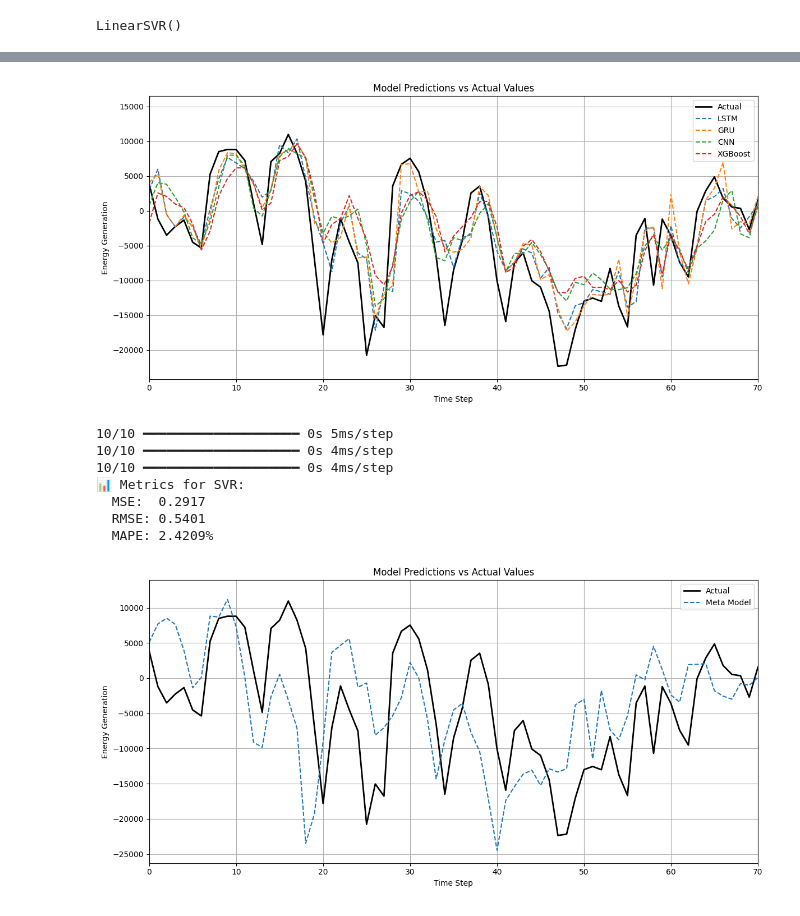
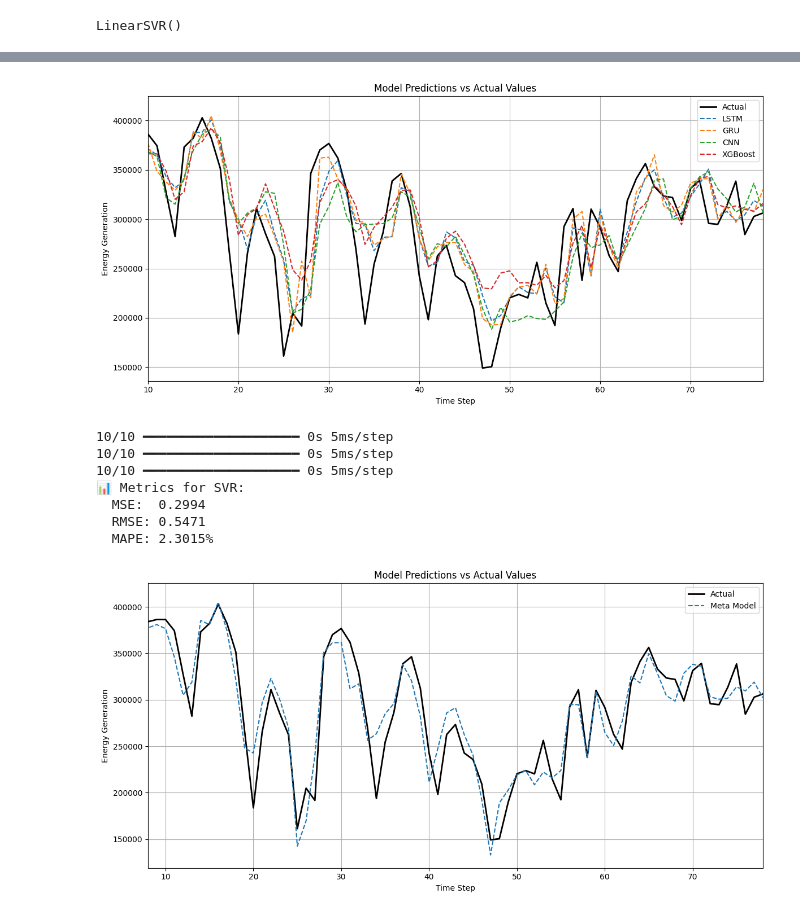
Before and after one commit to Graunke/SEL-for-Energy-Generation-Forecasting, a Jupyter notebook: manualStacking.ipynb, the cells around one changed output, grey strips where cells are left out. Cells and saved outputs as stored; diff of their text form; code cells hidden in the pictures.

```diff
--- a/manualStacking.ipynb
+++ b/manualStacking.ipynb
@@ -457,14 +469,11 @@ rf.fit(X_train_flat, y_train_flat.ravel())
 LinearSVR()
 # %%
 #preprocess test data
-
+scalers = {}
 #Z-Score Standarization
-scaler = StandardScaler()
-test_set['val_geracao_norm'] = scaler.fit_transform(test_set[['val_geracao']])
-test_set['val_cargaenergiamwmed_norm'] = scaler.fit_transform(test_set[['val_cargaenergiamwmed']])
-test_set['month_norm'] = scaler.fit_transform(test_set[['month']])
-test_set['weekday_norm'] = scaler.fit_transform(test_set[['weekday']])
-test_set['seasonal_norm'] = scaler.fit_transform(test_set[['seasonal']])
+for col in ['val_geracao', 'val_cargaenergiamwmed', 'month', 'weekday', 'seasonal']:
+    scalers[col] = StandardScaler()
+    test_set[f'{col}_norm'] = scalers[col].fit_transform(test_set[[col]])
 
 #defining dependent and idependent variables
 test_predictors = test_set[['month_norm', 'weekday_norm', 'val_geracao_norm', 'val_cargaenergiamwmed_norm','seasonal_norm']]
@@ -543,35 +552,37 @@ XGBoost -> MSE: 0.3753 | RMSE: 0.6126 | MAPE: 2.67%
 # %%
 #Ploting data
 y_true = y_test_final.reshape(-1)
 y_lstm = y_pred_lstm.reshape(-1)
 y_gru  = y_pred_gru.reshape(-1)
 y_cnn  = y_pred_cnn.reshape(-1)
 y_xgb  = y_pred_xgb.reshape(-1)
 
-y_true_orig = scaler.inverse_transform(y_true.reshape(-1, 1)).flatten()
-y_lstm_orig = scaler.inverse_transform(y_lstm.reshape(-1, 1)).flatten()
-y_gru_orig  = scaler.inverse_transform(y_gru.reshape(-1, 1)).flatten()
-y_cnn_orig  = scaler.inverse_transform(y_cnn.reshape(-1, 1)).flatten()
-y_xgb_orig  = scaler.inverse_transform(y_xgb.reshape(-1, 1)).flatten()
+y_true_orig = scalers['val_geracao'].inverse_transform(y_true.reshape(-1, 1)).flatten()
+y_lstm_orig = scalers['val_geracao'].inverse_transform(y_lstm.reshape(-1, 1)).flatten()
+y_gru_orig  = scalers['val_geracao'].inverse_transform(y_gru.reshape(-1, 1)).flatten()
+y_cnn_orig  = scalers['val_geracao'].inverse_transform(y_cnn.reshape(-1, 1)).flatten()
+y_xgb_orig  = scalers['val_geracao'].inverse_transform(y_xgb.reshape(-1, 1)).flatten()
+
+
 
 plt.figure(figsize=(12, 6))
 
 plt.plot(y_true_orig, label='Actual', color='black', linewidth=2)
 plt.plot(y_lstm_orig, label='LSTM', linestyle='--')
 plt.plot(y_gru_orig, label='GRU', linestyle='--')
 plt.plot(y_cnn_orig, label='CNN', linestyle='--')
 plt.plot(y_xgb_orig, label='XGBoost', linestyle='--')
 
 plt.title('Model Predictions vs Actual Values')
 plt.xlabel('Time Step')
 plt.ylabel('Energy Generation')
 plt.legend()
 plt.grid(True)
 plt.tight_layout()
-plt.xlim(0, 70)
+plt.xlim(10, 78)
 plt.show()
 # %% [output]
-[figure, old version]
+[figure, new version]
 # %%
 #passing it to the SVR meta model
 y_pred_lstm = lstm.predict(X_test_final)       # shape: (samples, steps)
@@ -629,25 +640,30 @@ def print_metrics(y_true, y_pred, name='Model'):
 print_metrics(y_true, y_pred, 'SVR')
 # %% [output]
 10/10 ━━━━━━━━━━━━━━━━━━━━ 0s 5ms/step
-10/10 ━━━━━━━━━━━━━━━━━━━━ 0s 4ms/step
-10/10 ━━━━━━━━━━━━━━━━━━━━ 0s 4ms/step
+10/10 ━━━━━━━━━━━━━━━━━━━━ 0s 5ms/step
+10/10 ━━━━━━━━━━━━━━━━━━━━ 0s 5ms/step
 📊 Metrics for SVR:
-  MSE:  0.2917
-  RMSE: 0.5401
-  MAPE: 2.4209%
+  MSE:  0.2994
+  RMSE: 0.5471
+  MAPE: 2.3015%
 # %%
 #Ploting data
+# Garantir que as variáveis estejam com a forma correta
 y_true = y_test_final.reshape(-1)
 meta_pred = meta_pred.reshape(-1)
 
-y_true_orig = scaler.inverse_transform(y_true.reshape(-1, 1)).flatten()
-meta_pred = scaler.inverse_transform(meta_pred.reshape(-1, 1)).flatten()
+# Inverter a padronização (Z-Score -> valores reais)
+y_true_orig = scalers['val_geracao'].inverse_transform(y_true.reshape(-1, 1)).flatten()
+meta_pred_orig = scalers['val_geracao'].inverse_transform(meta_pred.reshape(-1, 1)).flatten()
 
+# Plot
 plt.figure(figsize=(12, 6))
+plt.plot(y_true_orig, label='Actual', color='black', linewidth=2)
 
-plt.plot(y_true_orig, label='Actual', color='black', linewidth=2)
-plt.plot(meta_pred, label='Meta Model', linestyle='--')
-
+# Ajuste de deslocamento temporal
+lag_offset = 7
+x_pred = range(lag_offset, lag_offset + len(meta_pred_orig))
+plt.plot(x_pred, meta_pred_orig, label='Meta Model', linestyle='--')
 
 plt.title('Model Predictions vs Actual Values')
 plt.xlabel('Time Step')
@@ -655,7 +671,7 @@ plt.ylabel('Energy Generation')
 plt.legend()
 plt.grid(True)
 plt.tight_layout()
-plt.xlim(0, 70)
+plt.xlim(8, 78)
 plt.show()
 # %% [output]
-[figure, old version]
+[figure, new version]
```
Also changed, not shown: parts of 5 cells of this notebook, 3 other files.
